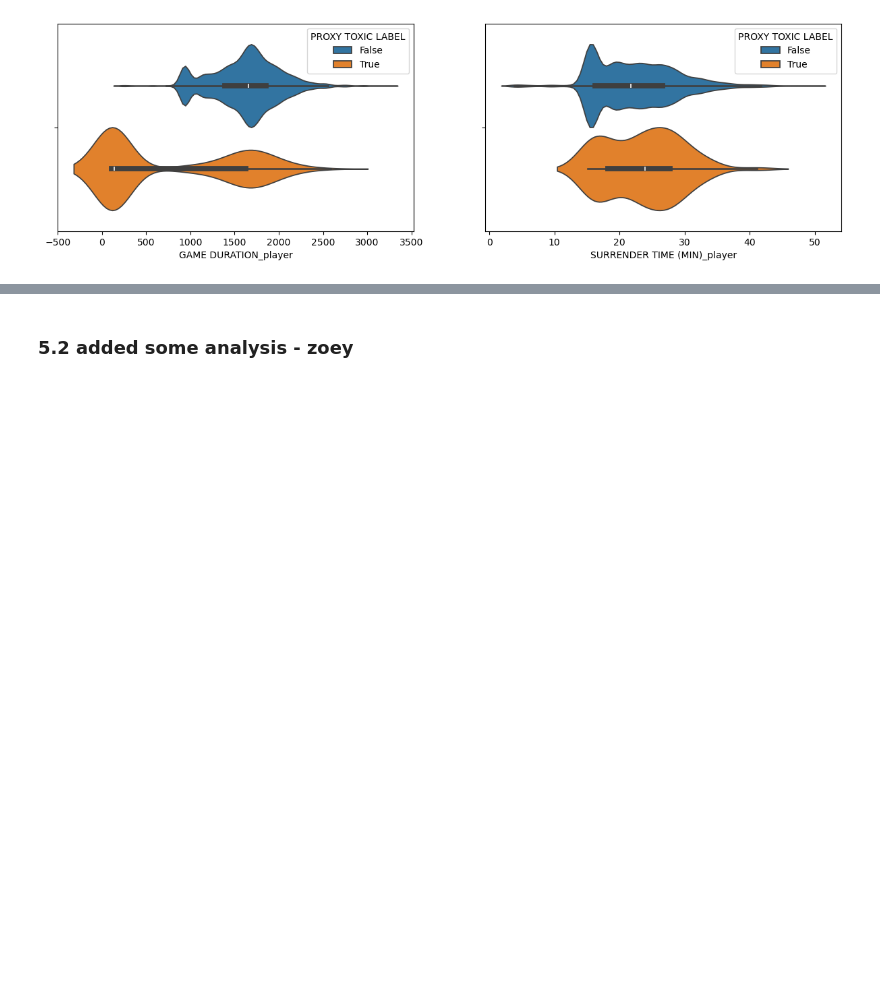
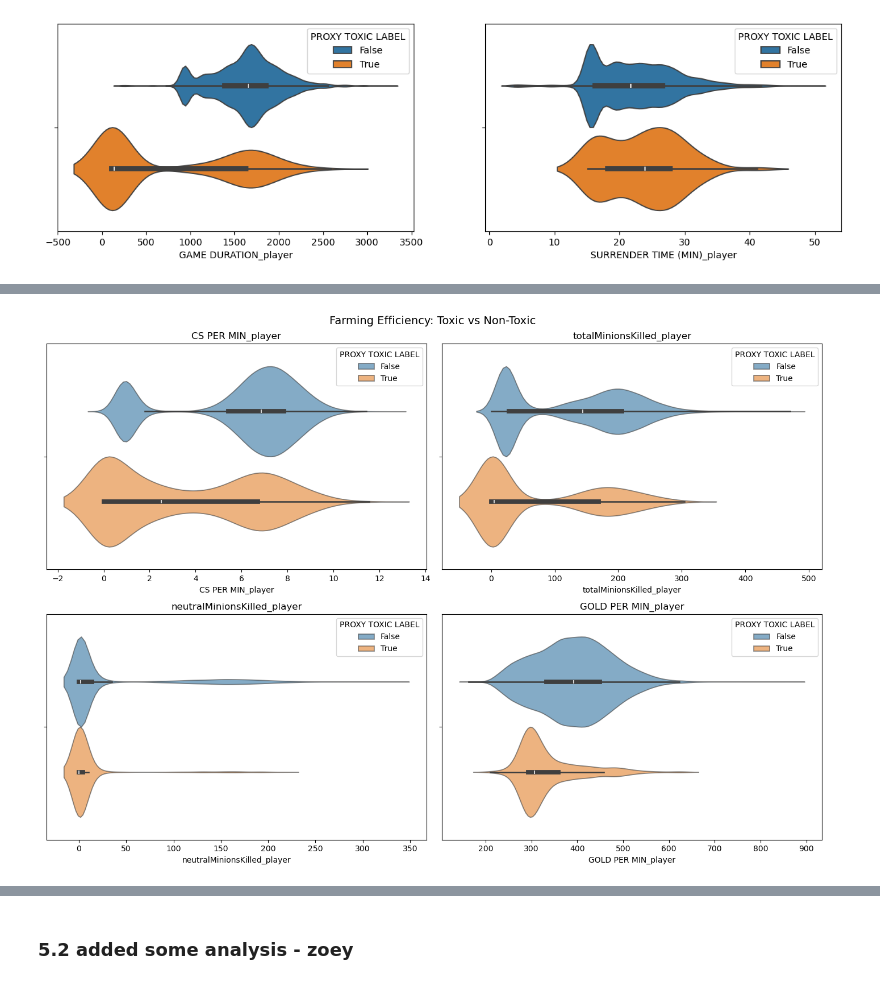
Before and after one commit to lybytes/lol-toxicity-analysis, a Jupyter notebook: ST445_Project_Main v2.ipynb, the cells around one changed output, grey strips where cells are left out. Drawn from its saved outputs; the diff is of its cells as text; code cells hidden in the pictures; blank space fills up the shorter version.

```diff
--- a/ST445_Project_Main v2.ipynb
+++ b/ST445_Project_Main v2.ipynb
@@ -1403,0 +1469,20 @@ plt.tight_layout()
+# %%
+# CS and farming patterns
+fig, axes = plt.subplots(2, 2, figsize=(14, 10))
+
+farm_metrics = [
+    'CS PER MIN_player',
+    'totalMinionsKilled_player',
+    'neutralMinionsKilled_player',
+    'GOLD PER MIN_player'
+]
+# try show kdeplot
+for ax, metric in zip(axes.flat, farm_metrics):
+    sns.violinplot(data=df_full_clean, x=metric, hue='PROXY TOXIC LABEL',
+                fill=True, common_norm=False, alpha=0.6, ax=ax)
+    ax.set_title(metric)
+
+plt.suptitle('Farming Efficiency: Toxic vs Non-Toxic', fontsize=14)
+plt.tight_layout()
+# %% [output]
+[figure, added]
```
Also changed, not shown: parts of 8 cells of this notebook.
